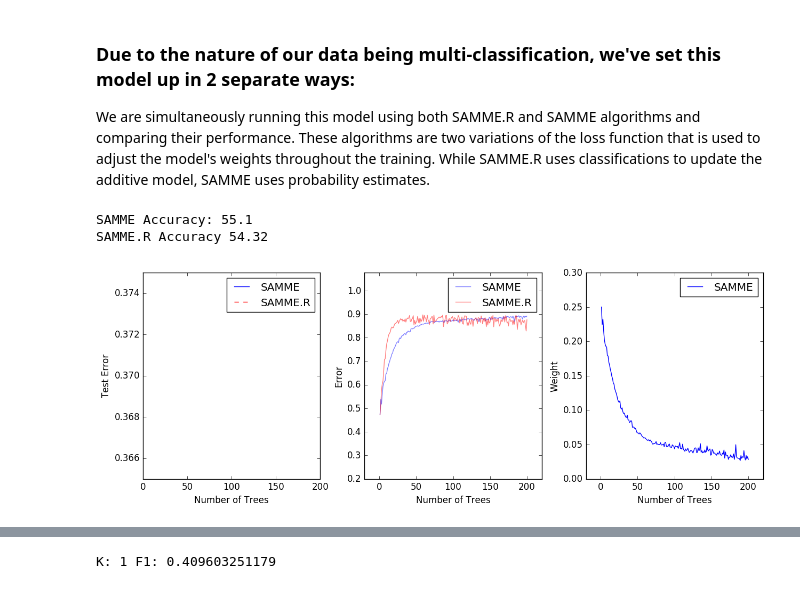
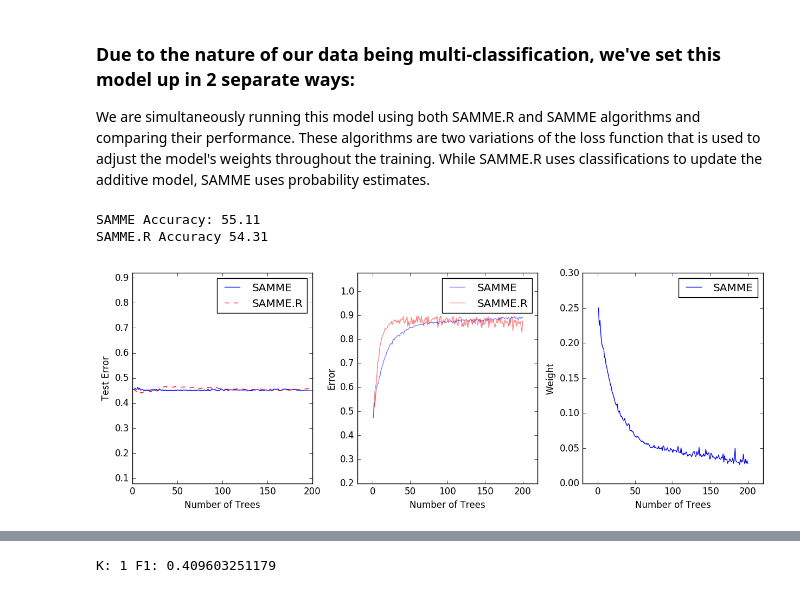
Before and after one commit to CSCaudill/MIDS_207_Projects, a Jupyter notebook: AirBnB-Kaggle-FinalNotebook.ipynb, the cells around one changed output, grey strips where cells are left out. Drawn from its saved outputs; the diff is of its cells as text; code cells hidden in the pictures.

```diff
--- a/AirBnB-Kaggle-FinalNotebook.ipynb
+++ b/AirBnB-Kaggle-FinalNotebook.ipynb
@@ -285,40 +287,41 @@ def AdaBoostDT():
              real_test_errors, c='red',
              linestyle='dashed', label='SAMME.R')
     plt.legend()
-    plt.ylim(0.365, 0.375)
+    #plt.ylim(0.365, 0.375)
+    plt.ylim(0.08, 0.92)
     plt.ylabel('Test Error')
     plt.xlabel('Number of Trees')
 
     plt.subplot(132)
     plt.plot(range(1, n_trees_discrete + 1), discrete_estimator_errors,
              "b", label='SAMME', alpha=.5)
     plt.plot(range(1, n_trees_real + 1), real_estimator_errors,
              "r", label='SAMME.R', alpha=.5)
     plt.legend()
     plt.ylabel('Error')
     plt.xlabel('Number of Trees')
     plt.ylim((.2,
              max(real_estimator_errors.max(),
                  discrete_estimator_errors.max()) * 1.2))
     plt.xlim((-20, len(bdt_discrete) + 20))
 
     plt.subplot(133)
     plt.plot(range(1, n_trees_discrete + 1), discrete_estimator_weights,
              "b", label='SAMME')
     plt.legend()
     plt.ylabel('Weight')
     plt.xlabel('Number of Trees')
     plt.ylim((0, discrete_estimator_weights.max() * 1.2))
     plt.xlim((-20, n_trees_discrete + 20))
 
     # prevent overlapping y-axis labels
     plt.subplots_adjust(wspace=0.25)
     plt.show()
 
     #Uncomment this line before generating results
     #return(bdt_discrete_preds)
 AdaBoostDT()
 # %% [output]
-SAMME Accuracy: 55.1
-SAMME.R Accuracy 54.32
+SAMME Accuracy: 55.11
+SAMME.R Accuracy 54.31
-[figure, old version]
+[figure, new version]
```
Also changed, not shown: parts of 9 cells of this notebook.
